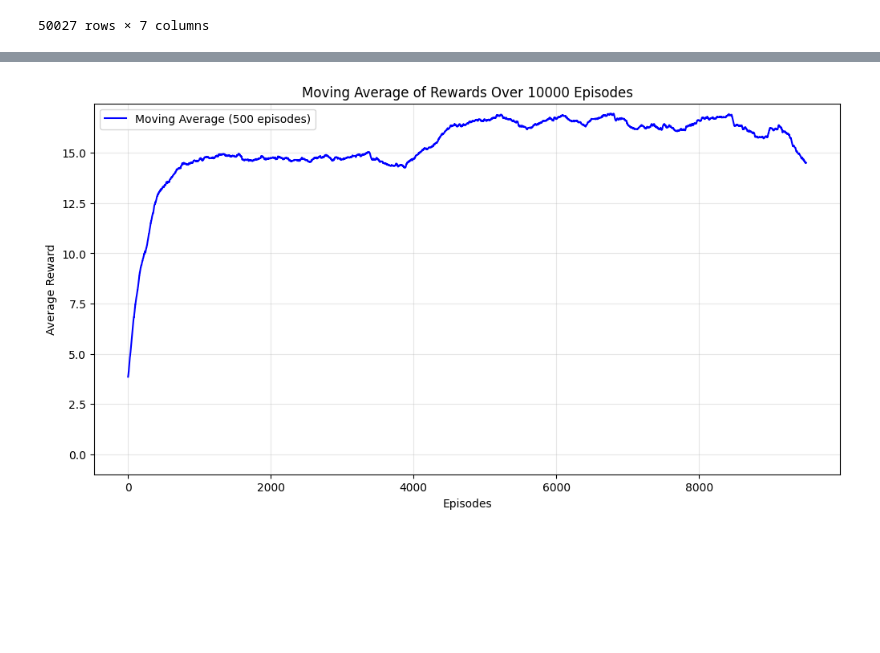
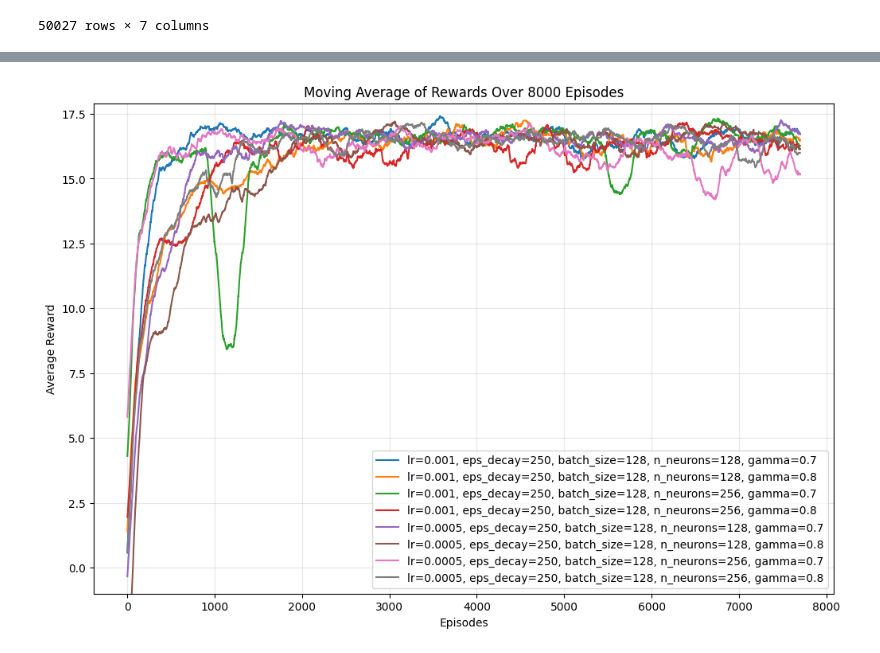
Before and after one commit to pp-monika/fair-bibliography-discovery-reinforcement-learning, a Jupyter notebook: src/recommender.ipynb, the cells around one changed output, grey strips where cells are left out. Cells and saved outputs as stored; diff of their text form; code cells hidden in the pictures; blank space fills up the shorter version.

```diff
--- a/src/recommender.ipynb
+++ b/src/recommender.ipynb
@@ -362,0 +41,43 @@ Episode 9000/10000
+# %%
+from itertools import product
+
+hyperparameters = {
+    'lr': [0.001, 0.0005],
+    'eps_decay': [250],
+    'batch_size': [128],
+    'n_neurons': [128, 256],
+    'gamma': [0.7, 0.8]
+}
+num_episodes = 8000
+
+best_dqn_reward = [float('-inf')]
+best_dqn_params = None
+dqn_rewards = []
+dqn_hyperparameter_labels = []
+
+for lr, eps_decay, batch_size, n_neurons, gamma in product(
+    hyperparameters['lr'],
+    hyperparameters['eps_decay'],
+    hyperparameters['batch_size'],
+    hyperparameters['n_neurons'],
+    hyperparameters['gamma']):
+
+    try:
+        env = PaperDiscoveryEnv(df)
+        agent = Agent(env, lr=lr, eps_decay=eps_decay, batch_size=batch_size, n_neurons=n_neurons, gamma=gamma)
+        rewards = agent.train(num_episodes=num_episodes)
+        dqn_rewards.append(rewards)
+        sum_dqn_rewards = sum(rewards)
+
+        print(f"{(lr, eps_decay, batch_size, n_neurons, gamma)} - avg. reward = {sum_dqn_rewards / num_episodes}")
+        dqn_hyperparameter_labels.append(f"lr={lr}, eps_decay={eps_decay}, batch_size={batch_size}, n_neurons={n_neurons}, gamma={gamma}")
+
+
+        if sum_dqn_rewards > sum(best_dqn_reward):
+            best_dqn_reward = rewards
+            best_dqn_params = {'lr': lr, 'eps_decay': eps_decay, 'batch_size': batch_size, 'n_neurons': n_neurons, 'gamma': gamma}
+            torch.save(agent.policy_net.state_dict(), "best_dqn.pth")
+    except Exception as e:
+        continue
+
+print(f"Best hyperparameters: {best_dqn_params} with average reward: {sum(best_dqn_reward)}")
@@ -363,4 +94,4 @@ Episode 9000/10000
 # %%
-plot_rewards(rewards, num_episodes=10000)
+plot_rewards(rewards=dqn_rewards, labels=dqn_hyperparameter_labels, num_episodes=8000)
 # %% [output]
-[figure, old version]
+[figure, new version]
```
Also changed, not shown: parts of 11 cells of this notebook, 5 other files.
